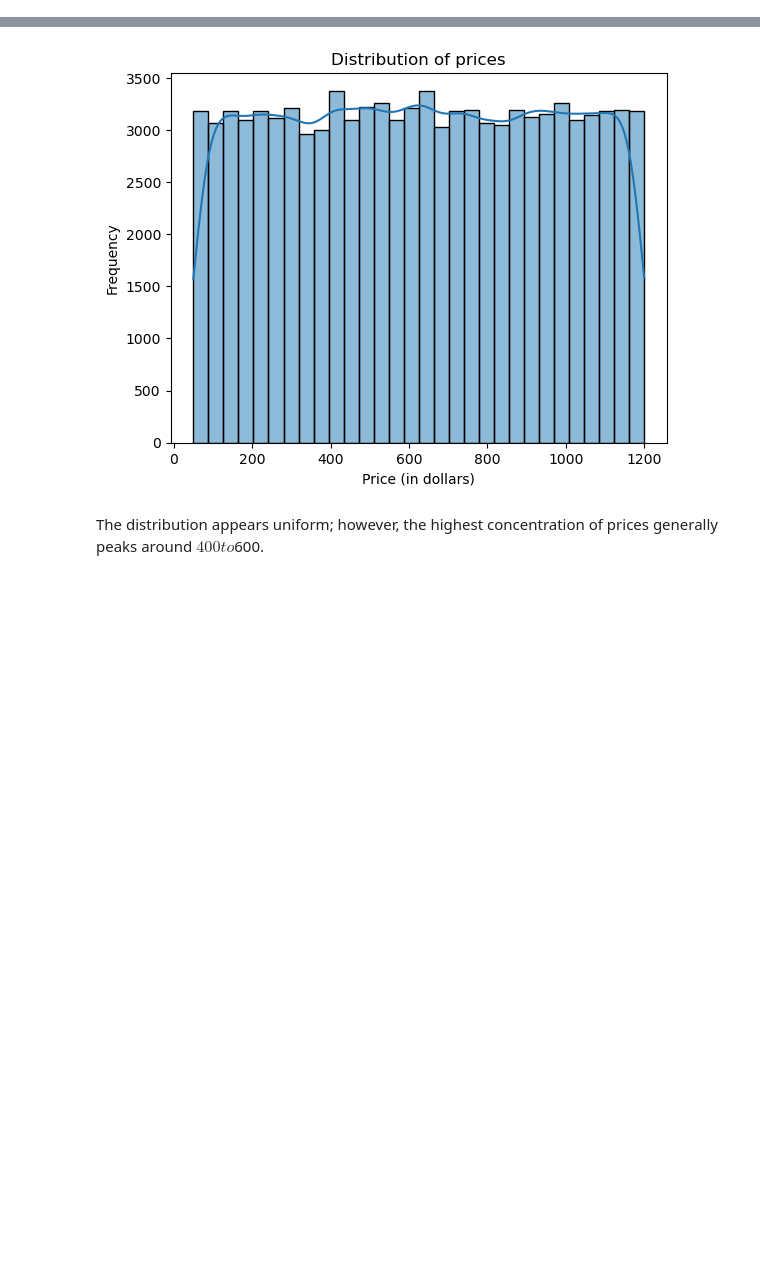
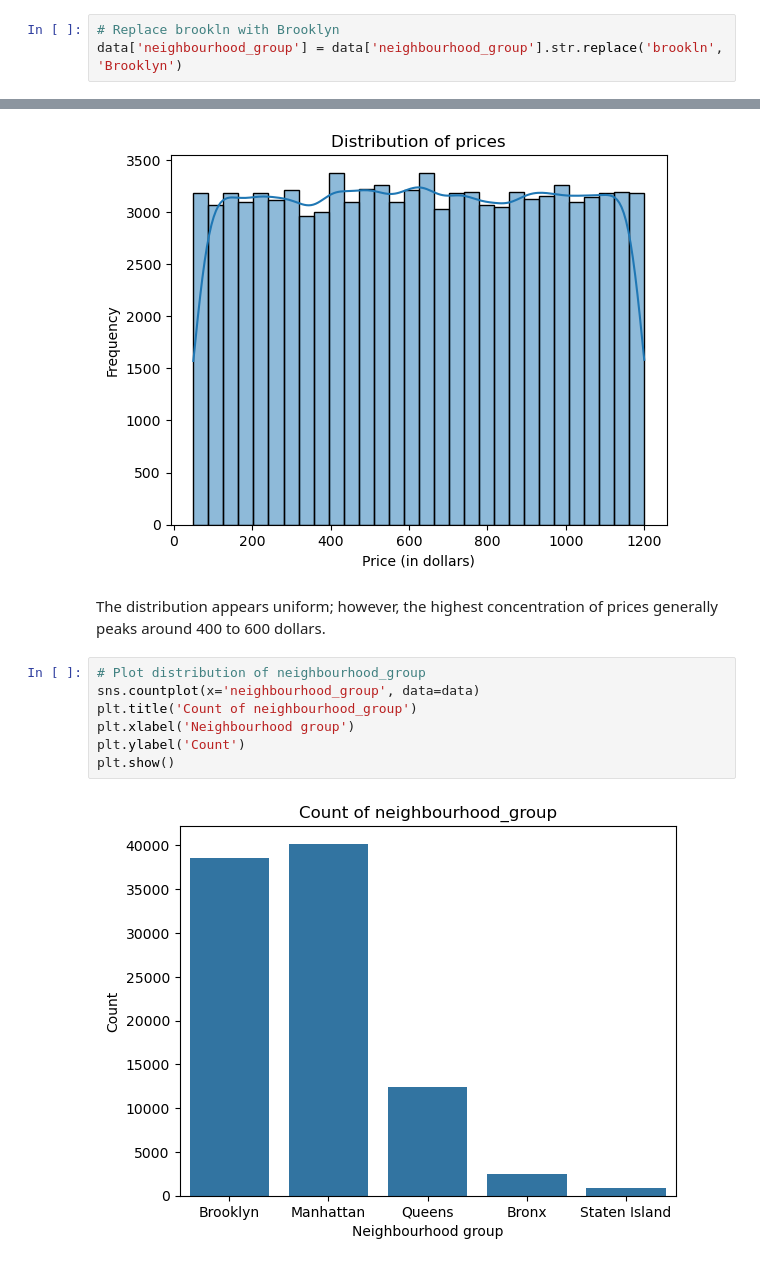
Before and after one commit to martharegina/airbnb_listings, a Jupyter notebook: airbnb_price_analysis.ipynb, the cells around one changed output, grey strips where cells are left out. Drawn from its saved outputs; the diff is of its cells as text; blank space fills up the shorter version.

```diff
--- a/airbnb_price_analysis.ipynb
+++ b/airbnb_price_analysis.ipynb
@@ -222,3 +224,6 @@ data.describe()
+# %%
+# Replace brookln with Brooklyn
+data['neighbourhood_group'] = data['neighbourhood_group'].str.replace('brookln', 'Brooklyn')
 # %% [markdown]
 ## Exploratory data analysis
 # %%
@@ -231,4 +236,13 @@ plt.show()
 # %% [output]
 [figure]
 # %% [markdown]
-The distribution appears uniform; however, the highest concentration of prices generally peaks around $400 to $600.
+The distribution appears uniform; however, the highest concentration of prices generally peaks around 400 to 600 dollars.
+# %%
+# Plot distribution of neighbourhood_group
+sns.countplot(x='neighbourhood_group', data=data)
+plt.title('Count of neighbourhood_group')
+plt.xlabel('Neighbourhood group')
+plt.ylabel('Count')
+plt.show()
+# %% [output]
+[figure, added]
```
Also changed, not shown: parts of 2 cells of this notebook.
